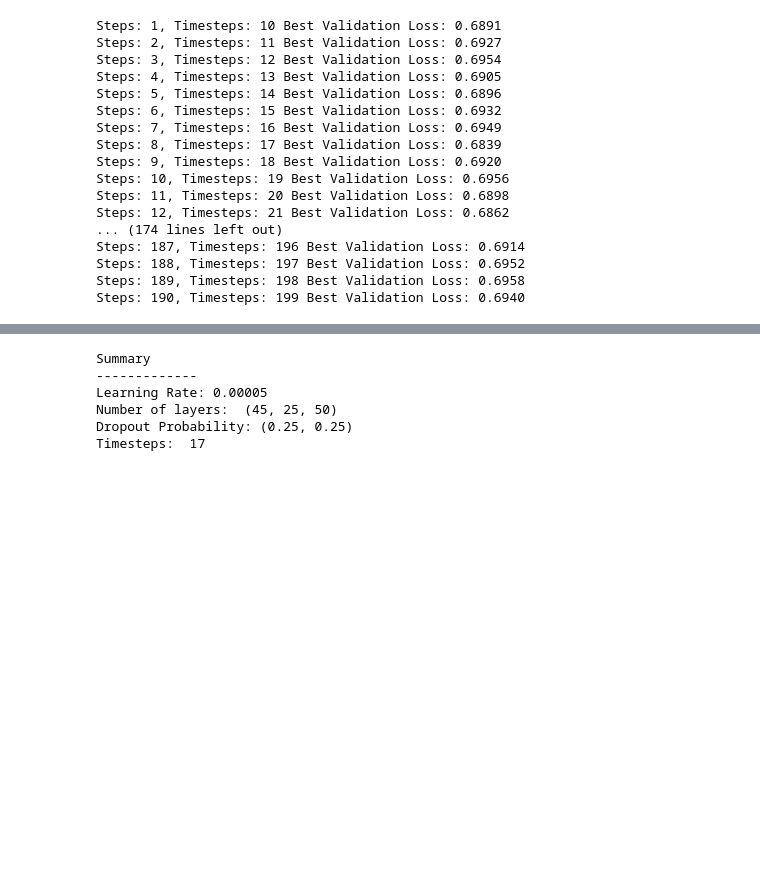
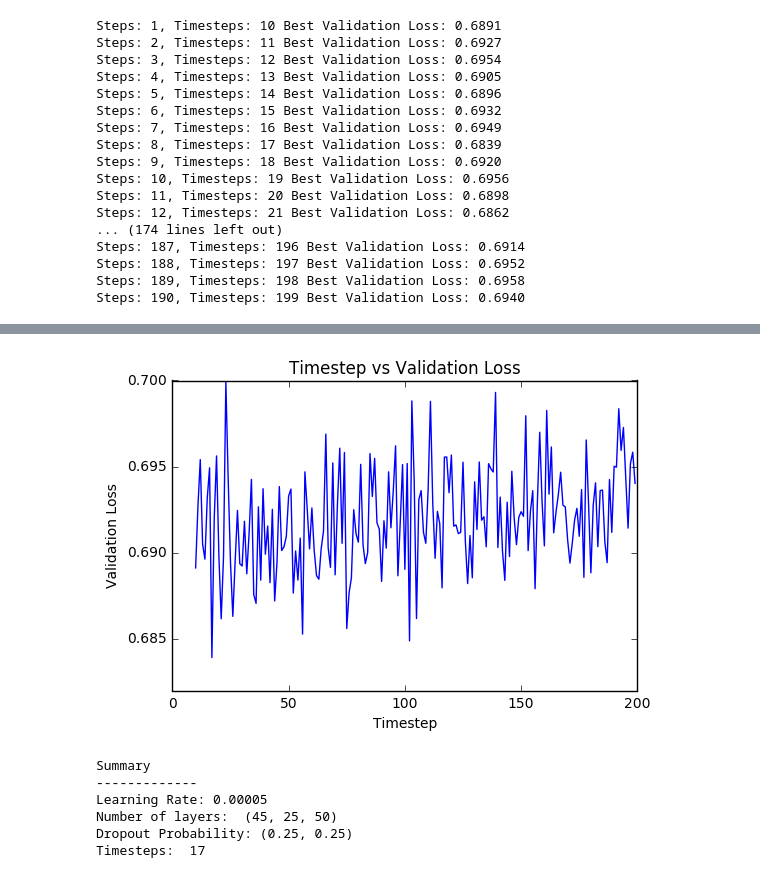
Before and after one commit to yychik/hsi-trad, a Jupyter notebook: Tracker Fund Classification.ipynb, the cells around one changed output, grey strips where cells are left out. Drawn from its saved outputs; the diff is of its cells as text; code cells hidden in the pictures; blank space fills up the shorter version.

```diff
--- a/Tracker Fund Classification.ipynb
+++ b/Tracker Fund Classification.ipynb
@@ -573,5 +584,14 @@ Best Drop out probability: (0.25, 0.25),  Validation Loss: 0.6839
 Stored 'best_timestep' (int64)
 Stored 't_loss' (list)
+# %%
+#Plot Drop Out vs Validation Loss
+plt.plot(time, t_loss)
+plt.title('Timestep vs Validation Loss')
+plt.xlabel('Timestep')
+plt.ylabel('Validation Loss')
+plt.show()
+# %% [output]
+[figure, added]
 # %%
 print('Summary')
 print('-------------')
```
Also changed, not shown: parts of 14 cells of this notebook, 1 other file.
